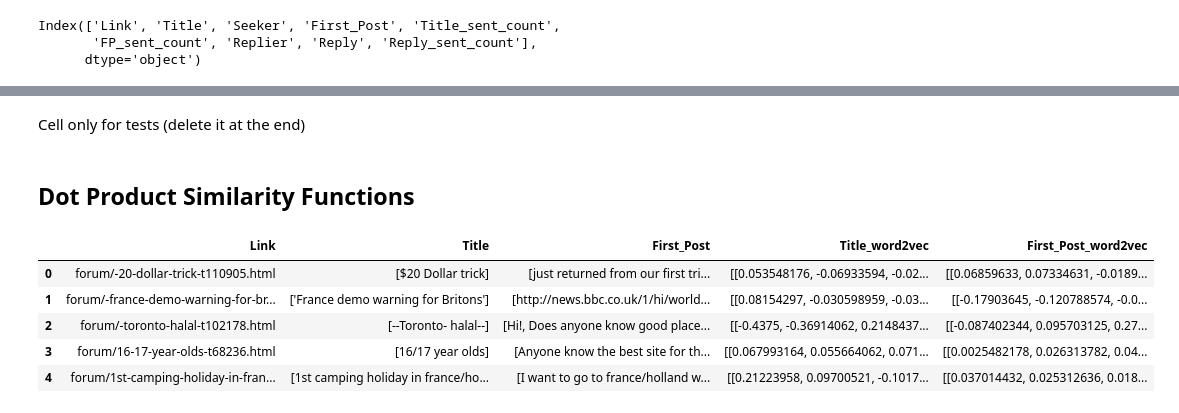
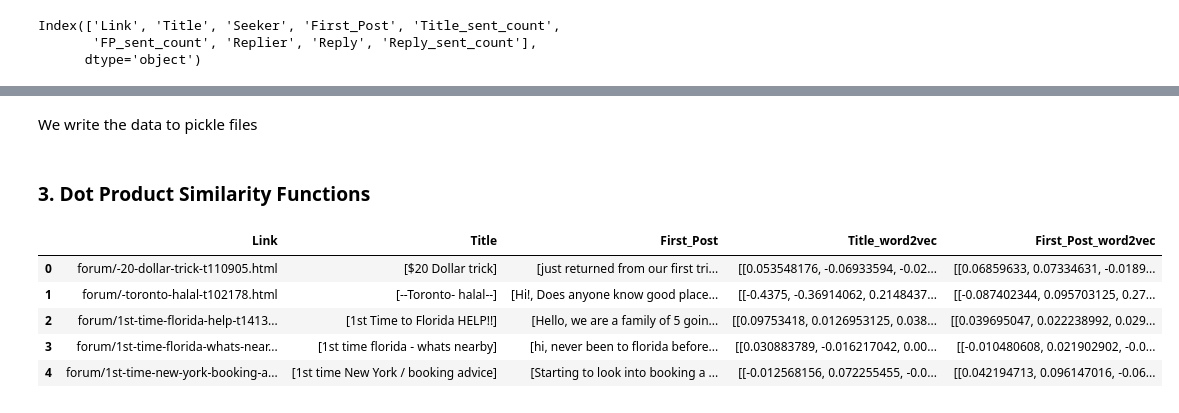
Before and after one commit to chili-epfl/chatModular, a Jupyter notebook: Python/JupyterNotebooks/Create pkl files.ipynb, the cells around one changed output, grey strips where cells are left out. Drawn from its saved outputs; the diff is of its cells as text; code cells hidden in the pictures.

```diff
--- a/Python/JupyterNotebooks/Create pkl files.ipynb
+++ b/Python/JupyterNotebooks/Create pkl files.ipynb
@@ -353,2 +281,0 @@ See the caveats in the documentation: http://pandas.pydata.org/pandas-docs/stabl
-# %% [markdown]
-Cell only for tests (delete it at the end)
@@ -358,3 +282,5 @@ msg_df.to_json('C:/Users/Meret/Documents/EPFL/3Annee/Semestre_5/Projet/Forum_Cha
+# %% [markdown]
+We write the data to pickle files
 # %%
 import pickle
 
@@ -366,6 +291,6 @@ output2 = open('C:/Users/Meret/Documents/EPFL/3Annee/Semestre_5/Projet/Forum_Cha
 pickle.dump(msg_df, output2)
 # %% [markdown]
-## Dot Product Similarity Functions
+### 3. Dot Product Similarity Functions
 # %%
 import pandas as pd
 from os import listdir
@@ -380,10 +305,10 @@ model = gensim.models.KeyedVectors.load_word2vec_format('C:/Users/Meret/Document
 # %%
-tfp_df = pd.read_pickle('C:/Users/Meret/Documents/EPFL/3Annee/Semestre_5/Projet/Forum_Chatbot/Forum Data/HolidayTruths/HT_tfp_df.pkl')
+tfp_df = pd.read_pickle('Forum Data/tfp_df.pkl')
 tfp_df.head()
 # %% [output]
 |  | Link | Title | First_Post | Title_word2vec | First_Post_word2vec |
 | 0 | forum/-20-dollar-trick-t110905.html | [$20 Dollar trick] | [just returned from our first tri... | [[0.053548176, -0.06933594, -0.02... | [[0.06859633, 0.07334631, -0.0189... |
-| 1 | forum/-france-demo-warning-for-br... | ['France demo warning for Britons'] | [http://news.bbc.co.uk/1/hi/world... | [[0.08154297, -0.030598959, -0.03... | [[-0.17903645, -0.120788574, -0.0... |
-| 2 | forum/-toronto-halal-t102178.html | [--Toronto- halal--] | [Hi!, Does anyone know good place... | [[-0.4375, -0.36914062, 0.2148437... | [[-0.087402344, 0.095703125, 0.27... |
-| 3 | forum/16-17-year-olds-t68236.html | [16/17 year olds] | [Anyone know the best site for th... | [[0.067993164, 0.055664062, 0.071... | [[0.0025482178, 0.026313782, 0.04... |
-| 4 | forum/1st-camping-holiday-in-fran... | [1st camping holiday in france/ho... | [I want to go to france/holland w... | [[0.21223958, 0.09700521, -0.1017... | [[0.037014432, 0.025312636, 0.018... |
+| 1 | forum/-toronto-halal-t102178.html | [--Toronto- halal--] | [Hi!, Does anyone know good place... | [[-0.4375, -0.36914062, 0.2148437... | [[-0.087402344, 0.095703125, 0.27... |
+| 2 | forum/1st-time-florida-help-t1413... | [1st Time to Florida HELP!!] | [Hello, we are a family of 5 goin... | [[0.09753418, 0.0126953125, 0.038... | [[0.039695047, 0.022238992, 0.029... |
+| 3 | forum/1st-time-florida-whats-near... | [1st time florida - whats nearby] | [hi, never been to florida before... | [[0.030883789, -0.016217042, 0.00... | [[-0.010480608, 0.021902902, -0.0... |
+| 4 | forum/1st-time-new-york-booking-a... | [1st time New York / booking advice] | [Starting to look into booking a ... | [[-0.012568156, 0.072255455, -0.0... | [[0.042194713, 0.096147016, -0.06... |
```
Also changed, not shown: parts of 59 cells of this notebook, 1 other file.
